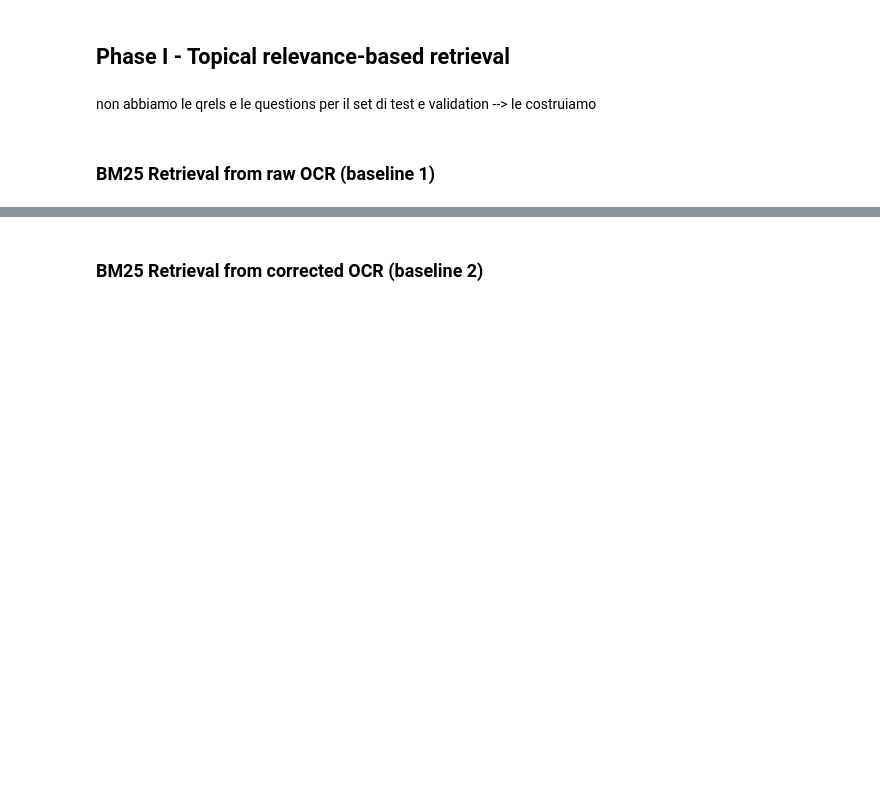
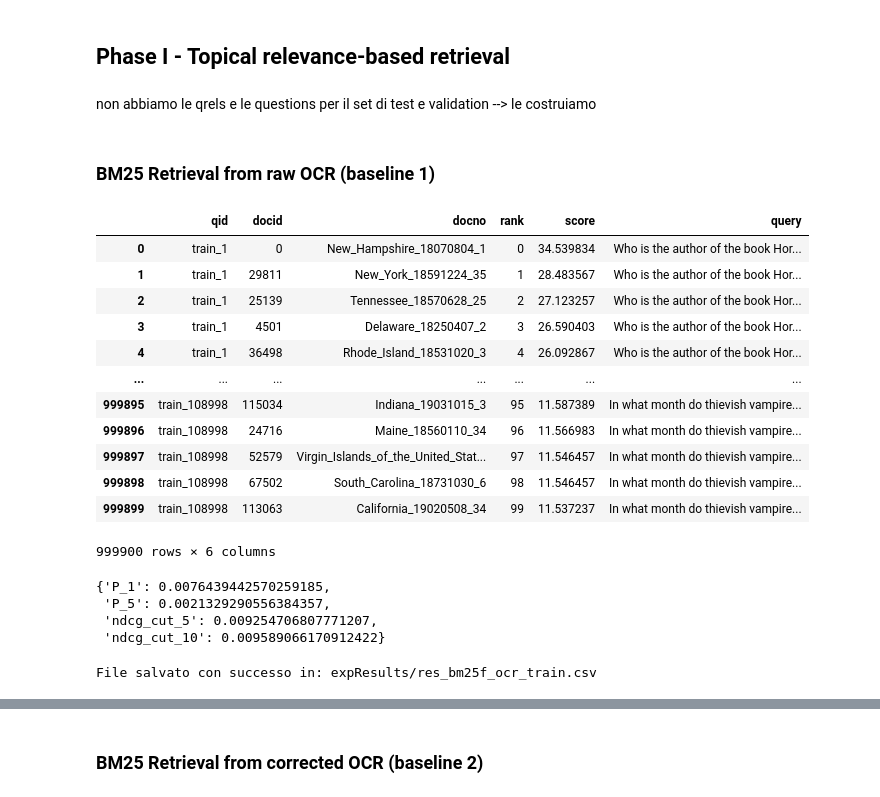
Before and after one commit to gpinelli/HistoricalNews_InformationRetrievalProject, a Jupyter notebook: Historical_News_Question_Answering2.ipynb, the cells around one changed output, grey strips where cells are left out. Saved outputs shown, nothing was run; the diff lists cells and outputs as text; code cells hidden in the pictures; blank space fills up the shorter version.

```diff
--- a/Historical_News_Question_Answering2.ipynb
+++ b/Historical_News_Question_Answering2.ipynb
@@ -599,7 +832,9 @@ if os.path.exists(ocrIndex_path):
 
 indexerOCR = pt.IterDictIndexer(
     ocrIndex_path,
-    fields=['text', 'entities'],
-    meta={'docno':2000, 'entity_json':150000})
+    meta={'docno':100, 'entity_json':20000},
+    text_attrs=['text', 'entities'],
+    fields=True
+)
 
 indexrefOCR = indexerOCR.index(createGenerator(docColl_tok, context=False))
@@ -817,0 +1165,4 @@ with open(queries_file, "w", encoding="utf-8") as f:
+# %%
+train_queries = train_dfs['data/train_queries.json']
+train_qrels = train_dfs['data/train_qrels.json']
+train_answers = train_dfs['data/train_query_answers.json']
@@ -818,5 +1173,60 @@ with open(queries_file, "w", encoding="utf-8") as f:
 # %% [markdown]
 ### **BM25 Retrieval from raw OCR (baseline 1)**
 # %%
-bm25ocr = pt.terrier.Retriever(indexrefOCR, wmodel='BM25', ) # dovremmo usare un BM25F? per dividere i fields di ricerca (secondo me si)
-res_bm25ocr = bm25ocr.transform() # qui vanno le queries (che siano di train, test o evaluation)
+bm25ocr = pt.terrier.Retriever(indexrefOCR, wmodel='BM25F', controls={'w.0':'1' , 'w.1':'1.2', 'c.0': '1', 'c.1': '1'}, verbose=True) # dovremmo usare un BM25F? per dividere i fields di ricerca (secondo me si)
+res_bm25ocr_train = (bm25ocr%100).transform(train_queries)# qui vanno le queries (che siano di train, test o evaluation)
+# %%
+display(res_bm25ocr_train)
+# %% [output]
+|  | qid | docid | docno | rank | score | query |
+| 0 | train_1 | 0 | New_Hampshire_18070804_1 | 0 | 34.539834 | Who is the author of the book Hor... |
+| 1 | train_1 | 29811 | New_York_18591224_35 | 1 | 28.483567 | Who is the author of the book Hor... |
+| 2 | train_1 | 25139 | Tennessee_18570628_25 | 2 | 27.123257 | Who is the author of the book Hor... |
+| 3 | train_1 | 4501 | Delaware_18250407_2 | 3 | 26.590403 | Who is the author of the book Hor... |
+| 4 | train_1 | 36498 | Rhode_Island_18531020_3 | 4 | 26.092867 | Who is the author of the book Hor... |
+| ... | ... | ... | ... | ... | ... | ... |
+| 999895 | train_108998 | 115034 | Indiana_19031015_3 | 95 | 11.587389 | In what month do thievish vampire... |
+| 999896 | train_108998 | 24716 | Maine_18560110_34 | 96 | 11.566983 | In what month do thievish vampire... |
+| 999897 | train_108998 | 52579 | Virgin_Islands_of_the_United_Stat... | 97 | 11.546457 | In what month do thievish vampire... |
+| 999898 | train_108998 | 67502 | South_Carolina_18731030_6 | 98 | 11.546457 | In what month do thievish vampire... |
+| 999899 | train_108998 | 113063 | California_19020508_34 | 99 | 11.537237 | In what month do thievish vampire... |
+999900 rows × 6 columns
+# %%
+# Evaluation on
+# P@1, P@5
+# nDCG@5, nDCG@10
+from pyterrier.measures import *
+eval_train = pt.Evaluate(res_bm25ocr_train, train_qrels, metrics=['P_1', 'P_5', 'ndcg_cut_5', 'ndcg_cut_10'], perquery=False)
+display(eval_train)
+# %% [output]
+{'P_1': 0.0076439442570259185,
+ 'P_5': 0.0021329290556384357,
+ 'ndcg_cut_5': 0.009254706807771207,
+ 'ndcg_cut_10': 0.009589066170912422}
+# %%
+import pandas as pd
+import gc
+import pyterrier as pt
+
+# 1. Prepariamo il DataFrame per il formato richiesto dallo screenshot
+# Il formato TREC standard prevede 6 colonne:
+# qid, iteration (Q0), docno, rank, score, experiment_id
+trec_export = res_bm25ocr_train[['qid', 'docno', 'rank', 'score']].copy()
+
+# Aggiungiamo le colonne fisse richieste dal formato
+trec_export['iteration'] = 'Q0'
+trec_export['experiment_id'] = 'BM25F_OCR_train' # Cambia questo per ogni run
+
+# Riordiniamo le colonne come richiesto dal software:
+# query_id, iteration, doc_id, rank, score, experiment_id
+trec_export = trec_export[['qid', 'iteration', 'docno', 'rank', 'score']]
+
+# 2. Salvataggio su file CSV (o TXT come richiesto)
+output_path = "expResults/res_bm25f_ocr_train.csv"
+trec_export.to_csv(output_path, sep=',', index=False, header=False)
+
+print(f"File salvato con successo in: {output_path}")
+
+# SENZA EXPERIMENT_ID!!!!!!!
+# %% [output]
+File salvato con successo in: expResults/res_bm25f_ocr_train.csv
```
Also changed, not shown: parts of 81 cells of this notebook.
